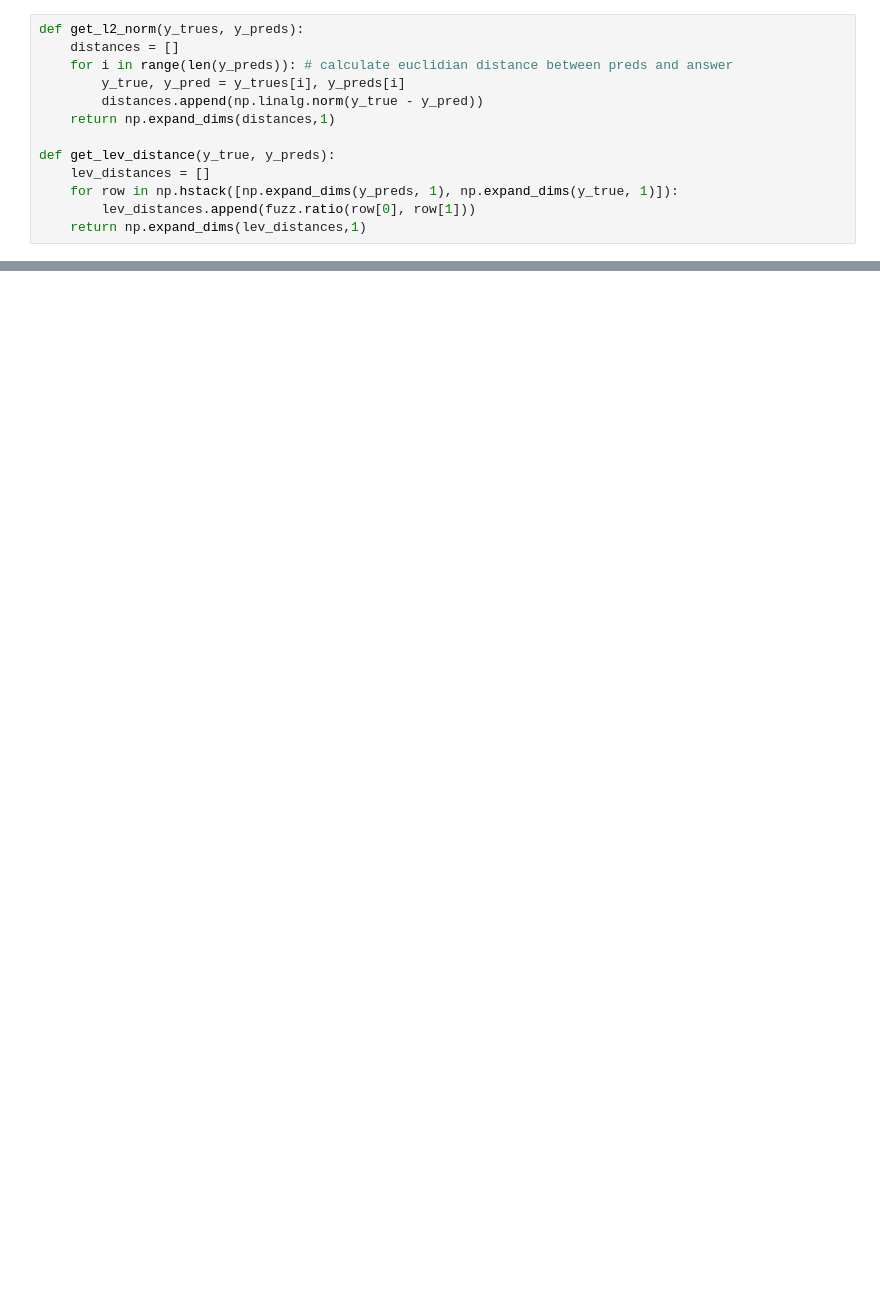
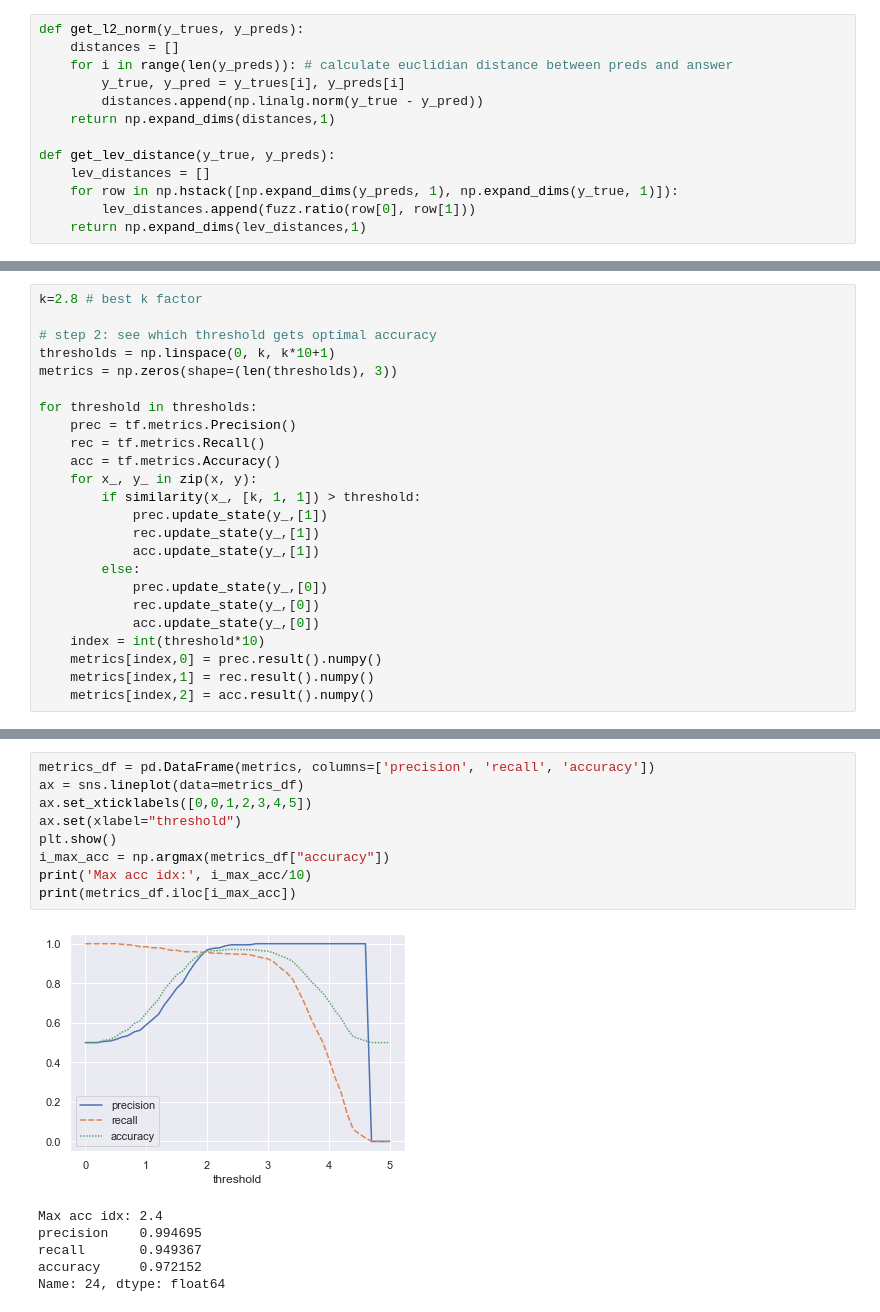
Before and after one commit to sinclairnick/EfficientDet, a Jupyter notebook: nb/similarities.ipynb, the cells around one changed output, grey strips where cells are left out. Cells and saved outputs as stored; diff of their text form; blank space fills up the shorter version.

```diff
--- a/nb/similarities.ipynb
+++ b/nb/similarities.ipynb
@@ -180,0 +278,24 @@ Score acc 0.84
+# %%
+k=2.8 # best k factor
+
+# step 2: see which threshold gets optimal accuracy
+thresholds = np.linspace(0, k, k*10+1)
+metrics = np.zeros(shape=(len(thresholds), 3))
+
+for threshold in thresholds:
+    prec = tf.metrics.Precision()
+    rec = tf.metrics.Recall()
+    acc = tf.metrics.Accuracy()
+    for x_, y_ in zip(x, y):
+        if similarity(x_, [k, 1, 1]) > threshold:
+            prec.update_state(y_,[1])
+            rec.update_state(y_,[1])
+            acc.update_state(y_,[1])
+        else:
+            prec.update_state(y_,[0])
+            rec.update_state(y_,[0])
+            acc.update_state(y_,[0])
+    index = int(threshold*10)
+    metrics[index,0] = prec.result().numpy()
+    metrics[index,1] = rec.result().numpy()
+    metrics[index,2] = acc.result().numpy()
@@ -180,0 +338,16 @@ Score acc 0.84
+# %%
+metrics_df = pd.DataFrame(metrics, columns=['precision', 'recall', 'accuracy'])
+ax = sns.lineplot(data=metrics_df)
+ax.set_xticklabels([0,0,1,2,3,4,5])
+ax.set(xlabel="threshold")
+plt.show()
+i_max_acc = np.argmax(metrics_df["accuracy"])
+print('Max acc idx:', i_max_acc/10)
+print(metrics_df.iloc[i_max_acc])
+# %% [output]
+[figure, added]
+Max acc idx: 2.4
+precision    0.994695
+recall       0.949367
+accuracy     0.972152
+Name: 24, dtype: float64
```
Also changed, not shown: parts of 11 cells of this notebook.
